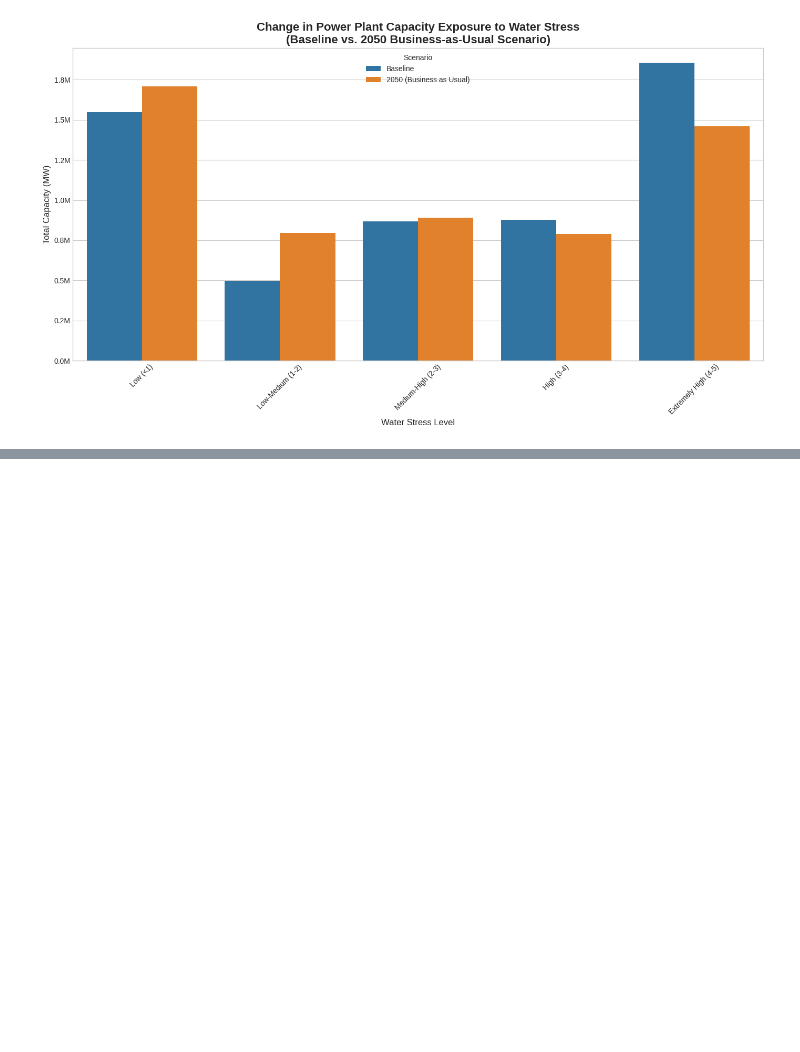
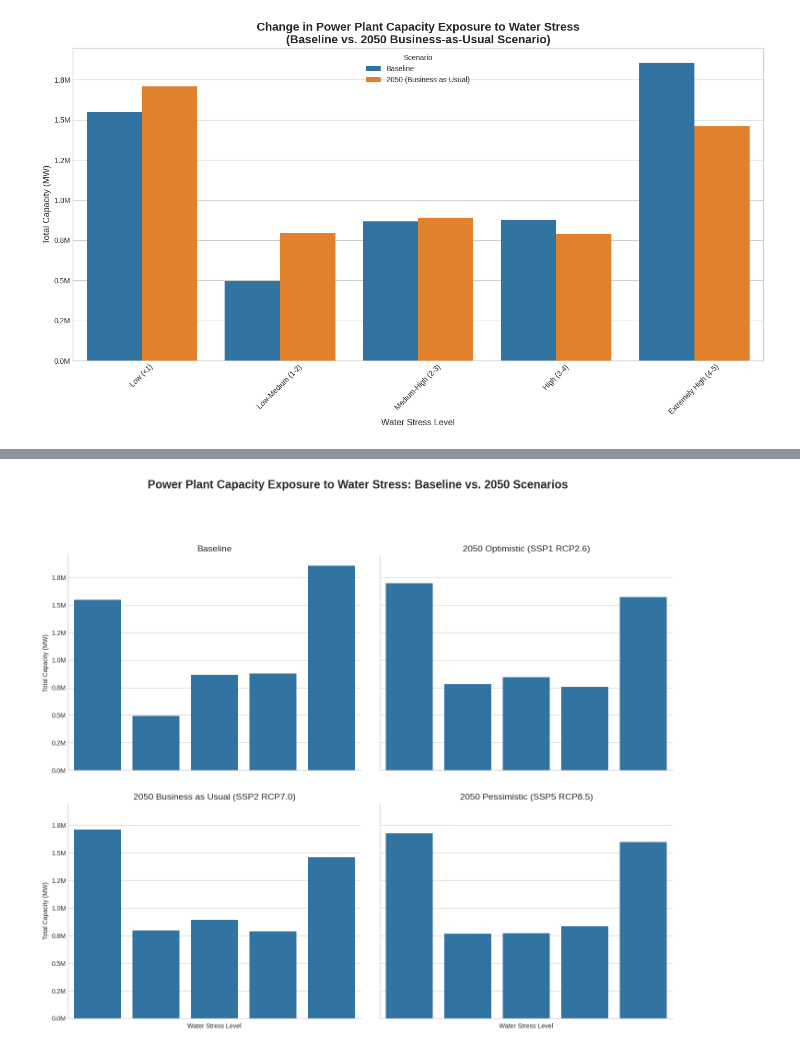
Before and after one commit to theouterlimitz/global-power-plant-database, a Jupyter notebook: Exploratory_Data_Analysis.ipynb, the cells around one changed output, grey strips where cells are left out. Drawn from its saved outputs; the diff is of its cells as text; code cells hidden in the pictures; blank space fills up the shorter version.

```diff
--- a/Exploratory_Data_Analysis.ipynb
+++ b/Exploratory_Data_Analysis.ipynb
@@ -348,0 +351,88 @@ Generating comparison plot...
+# %%
+import pandas as pd
+import matplotlib.pyplot as plt
+import seaborn as sns
+import numpy as np
+
+# --- Step 1: Load Your Final Analytical Dataset ---
+print("Loading the final analytical dataset...")
+try:
+    df_final = pd.read_pickle('analytical_data.pkl')
+    print("Dataset loaded successfully.")
+except FileNotFoundError:
+    print("ERROR: 'analytical_data.pkl' not found.")
+    df_final = pd.DataFrame()
+
+# --- Step 2: Prepare Data for Full Scenario Comparison ---
+if not df_final.empty:
+    print("\nPreparing data for full scenario comparison...")
+
+    # Define score bins and labels, consistent with previous plots
+    score_bins = [-1, 1, 2, 3, 4, 5.1]
+    score_labels = [
+        'Low (<1)',
+        'Low-Medium (1-2)',
+        'Medium-High (2-3)',
+        'High (3-4)',
+        'Extremely High (4-5)'
+    ]
+
+    # Create labels for Baseline and all three 2050 Scenarios
+    # Baseline
+    if 'max_monthly_bws_score' not in df_final.columns:
+        bws_score_cols = [f'bws_{month:02d}_score' for month in range(1, 13)]
+        df_final['max_monthly_bws_score'] = df_final[bws_score_cols].max(axis=1)
+    df_final['Baseline'] = pd.cut(df_final['max_monthly_bws_score'], bins=score_bins, labels=score_labels)
+
+    # Future Scenarios
+    df_final['2050 Optimistic (SSP1 RCP2.6)'] = pd.cut(df_final['opt50_ws_x_s'], bins=score_bins, labels=score_labels)
+    df_final['2050 Business as Usual (SSP2 RCP7.0)'] = pd.cut(df_final['bau50_ws_x_s'], bins=score_bins, labels=score_labels)
+    df_final['2050 Pessimistic (SSP5 RCP8.5)'] = pd.cut(df_final['pes50_ws_x_s'], bins=score_bins, labels=score_labels)
+
+    # --- Calculate Capacity Totals for Each Scenario ---
+    scenarios = ['Baseline', '2050 Optimistic (SSP1 RCP2.6)', '2050 Business as Usual (SSP2 RCP7.0)', '2050 Pessimistic (SSP5 RCP8.5)']
+    all_scenarios_data = []
+    for scenario in scenarios:
+        capacity_by_risk = df_final.groupby(scenario)['capacity_mw'].sum().reset_index()
+        capacity_by_risk.rename(columns={scenario: 'Water Stress Level'}, inplace=True)
+        capacity_by_risk['Scenario'] = scenario
+        all_scenarios_data.append(capacity_by_risk)
+
+    # Combine into a single DataFrame for plotting
+    comparison_df_all = pd.concat(all_scenarios_data)
+    comparison_df_all.rename(columns={'capacity_mw': 'Total Capacity (MW)'}, inplace=True)
+
+    print("\nFull Comparison Data (first 5 rows):")
+    print(comparison_df_all.head())
+
+    # --- Step 3: Visualize the Full Comparison ---
+    print("\nGenerating full comparison plot...")
+
+    plt.style.use('seaborn-v0_8-whitegrid')
+    # Using catplot for a faceted view, which is great for comparisons
+    g = sns.catplot(
+        data=comparison_df_all,
+        x='Water Stress Level',
+        y='Total Capacity (MW)',
+        col='Scenario',
+        kind='bar',
+        col_wrap=2, # Wrap into 2 columns
+        height=6,
+        aspect=1.2,
+        sharey=True # Keep the Y-axis consistent
+    )
+
+    g.fig.suptitle('Power Plant Capacity Exposure to Water Stress: Baseline vs. 2050 Scenarios', y=1.03, fontsize=18, fontweight='bold')
+    g.set_axis_labels("Water Stress Level", "Total Capacity (MW)")
+    g.set_xticklabels(rotation=45, ha='right')
+    g.set_titles("{col_name}", size=14)
+
+    # Format y-axis to be more readable
+    for ax in g.axes.flat:
+        ax.yaxis.set_major_formatter(lambda x, pos: f'{x/1e6:.1f}M')
+
+    plt.tight_layout(pad=3.0)
+    plt.show()
+else:
+    print("Could not load data. Skipping analysis.")
+# %% [output]
@@ -348,0 +453 @@ Generating comparison plot...
+[figure, added]
```
Also changed, not shown: parts of 2 cells of this notebook.
